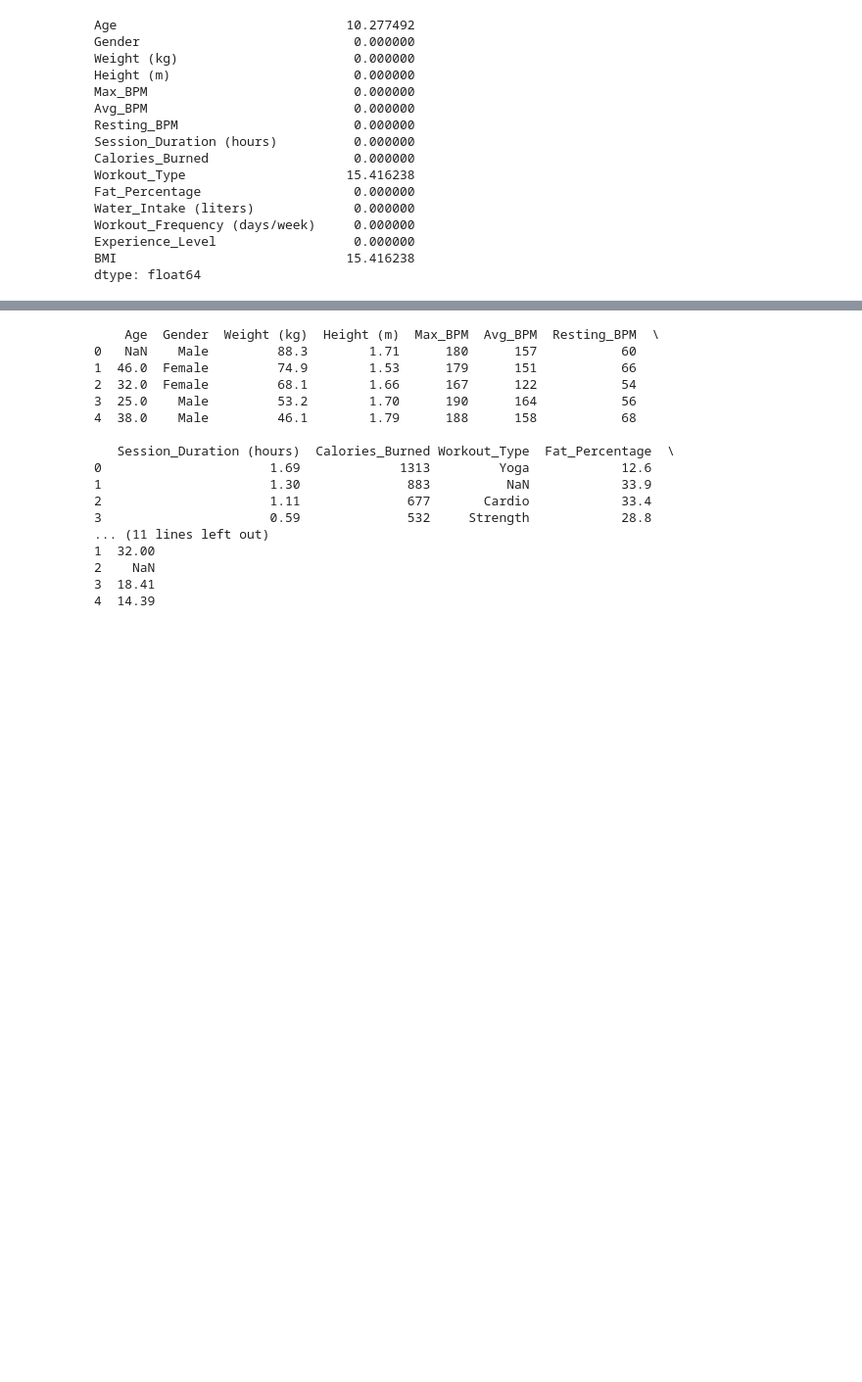
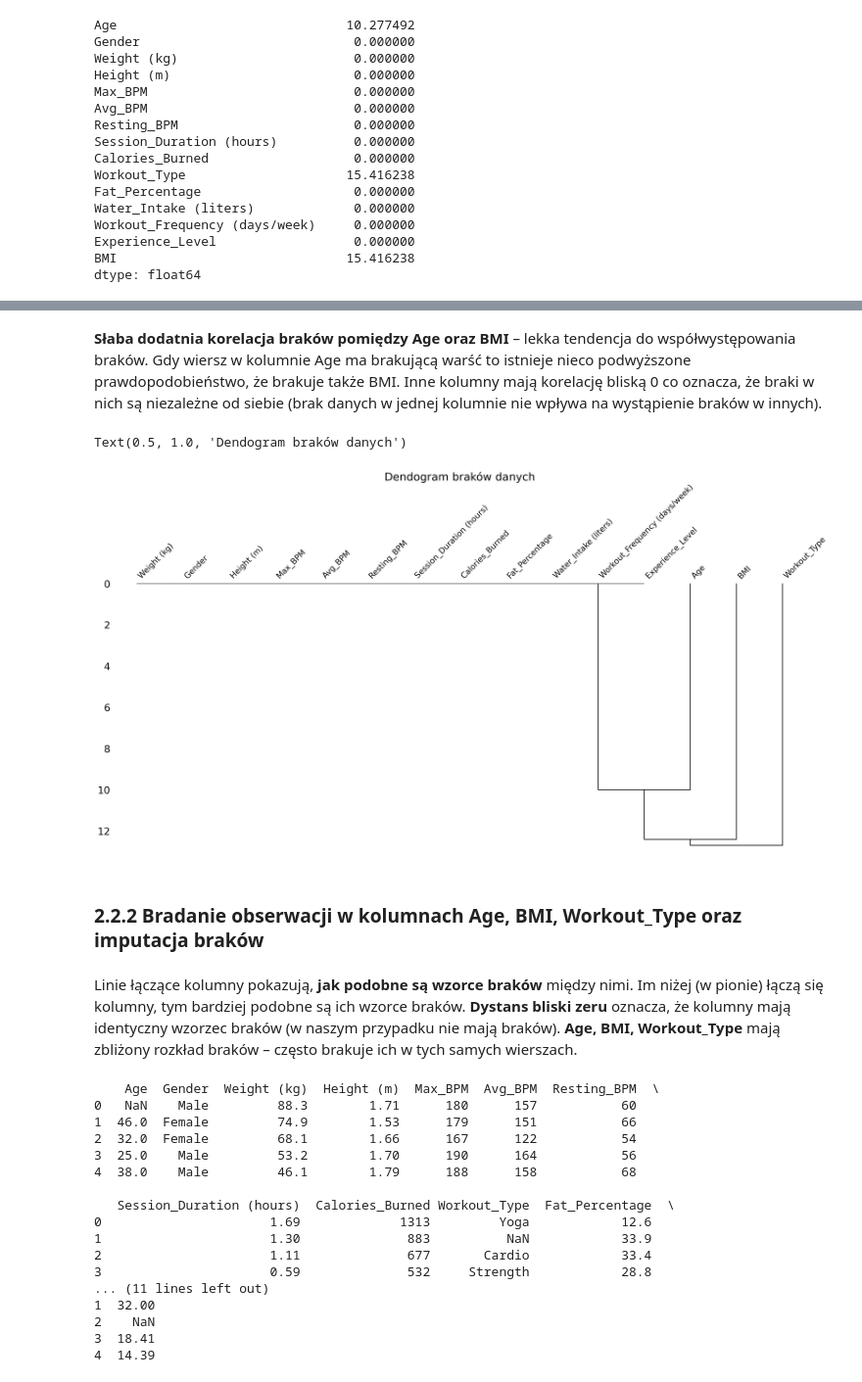
Before and after one commit to annwroblewska/projekt_SAD, a Jupyter notebook: projekt_SAD_ARP.ipynb, the cells around one changed output, grey strips where cells are left out. Shown at 98% size. Cells and saved outputs as stored; diff of their text form; code cells hidden in the pictures; blank space fills up the shorter version.

```diff
--- a/projekt_SAD_ARP.ipynb
+++ b/projekt_SAD_ARP.ipynb
@@ -129,3 +149,20 @@ dtype: float64
+# %% [markdown]
+**Słaba dodatnia korelacja braków pomiędzy Age oraz BMI** – lekka tendencja do współwystępowania braków.
+Gdy wiersz w kolumnie Age ma brakującą warść to istnieje nieco podwyższone prawdopodobieństwo, że brakuje także BMI.
+Inne kolumny mają korelację bliską 0 co oznacza, że braki w nich są niezależne od siebie (brak danych w jednej kolumnie nie wpływa na wystąpienie braków w innych).
+# %%
+msno.dendrogram(df)
+plt.title('Dendogram braków danych', size=22)
+# %% [output]
+Text(0.5, 1.0, 'Dendogram braków danych')
+[figure, added]
+# %% [markdown]
+### 2.2.2 Bradanie obserwacji w kolumnach Age, BMI, Workout_Type oraz imputacja braków
+# %% [markdown]
+Linie łączące kolumny pokazują, **jak podobne są wzorce braków** między nimi.
+Im niżej (w pionie) łączą się kolumny, tym bardziej podobne są ich wzorce braków.
+**Dystans bliski zeru** oznacza, że kolumny mają identyczny wzorzec braków (w naszym przypadku nie mają braków).
+**Age, BMI, Workout_Type** mają zbliżony rozkład braków – często brakuje ich w tych samych wierszach.
 # %%
 # # Import danych i wczytanie początkowych wartości
 
```
Also changed, not shown: parts of 3 cells of this notebook.
